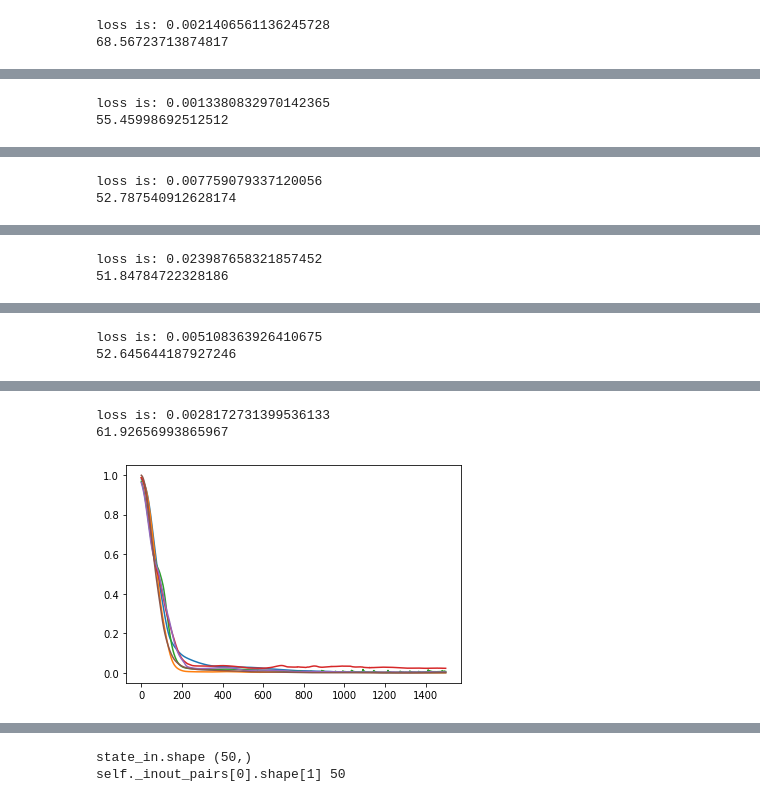
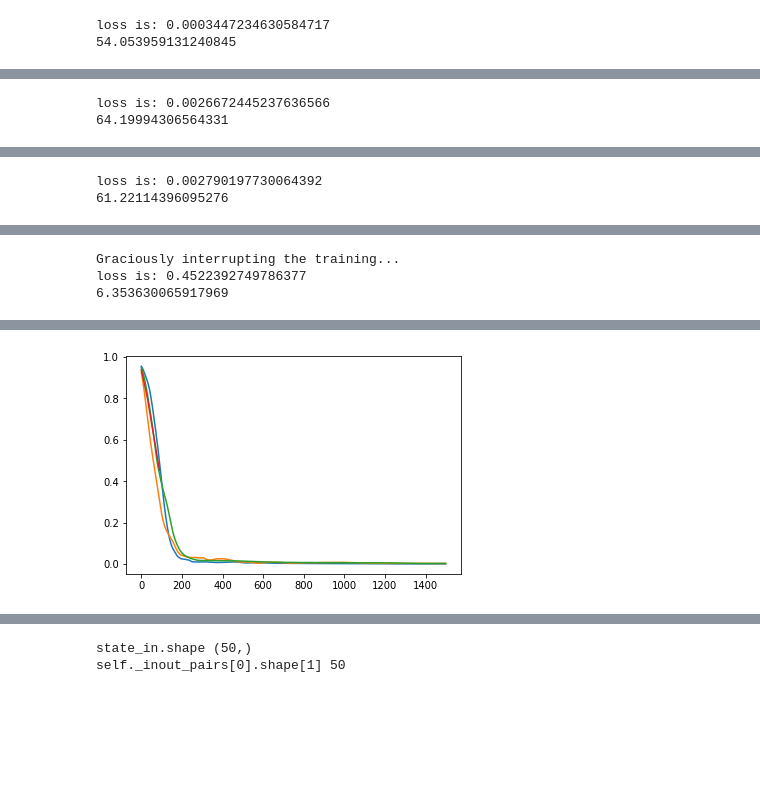
Before and after one commit to Miatto-research-group/Poenta, a Jupyter notebook: Single_NOON_GKP.ipynb, the cells around one changed output, grey strips where cells are left out. Cells and saved outputs as stored; diff of their text form; code cells hidden in the pictures; blank space fills up the shorter version.

```diff
--- a/Single_NOON_GKP.ipynb
+++ b/Single_NOON_GKP.ipynb
@@ -11,25 +11,28 @@ target_out[1] = 1
 
 def loss(target, output):
     return  1 - tf.abs(tf.reduce_sum(output * tf.math.conj(target)))**2
+#     return  1 - tf.abs(tf.reduce_sum(output * tf.math.conj(target_out)))
 
-for num_seed in [660,661,662,663,664,665]:
+# for num_seed in [660,661,662,663,664,665]:
+for num_seed in [11,23,36,445]:
     device = Circuit(num_layers=8, num_modes=1, num_seed = num_seed, dtype=tf.complex128)
     tuple_in_out = (state_in,target_out),
     device.set_input_output_pairs(*tuple_in_out)
     start = time.time()
-    device.optimize(loss, steps=1500)
+    device.optimize(loss, steps=1500, scheduler=False)
     end = time.time()
     print(end - start)
 # %% [output]
 [interactive output not drawn]
-loss is: 0.0021406561136245728
-68.56723713874817
+loss is: 0.0003447234630584717
+54.053959131240845
 [interactive output not drawn]
-loss is: 0.0013380832970142365
-55.45998692512512
+loss is: 0.0026672445237636566
+64.19994306564331
 [interactive output not drawn]
-loss is: 0.007759079337120056
-52.787540912628174
+loss is: 0.002790197730064392
+61.22114396095276
 [interactive output not drawn]
-loss is: 0.023987658321857452
-51.84784722328186
+Graciously interrupting the training...
+loss is: 0.4522392749786377
+6.353630065917969
@@ -37,2 +38,0 @@ loss is: 0.023987658321857452
-loss is: 0.005108363926410675
-52.645644187927246
@@ -40,4 +39,2 @@ loss is: 0.005108363926410675
-loss is: 0.0028172731399536133
-61.92656993865967
-[figure, old version]
+[figure, new version]
 # %%
```
Also changed, not shown: parts of 5 cells of this notebook, 5 other files.
